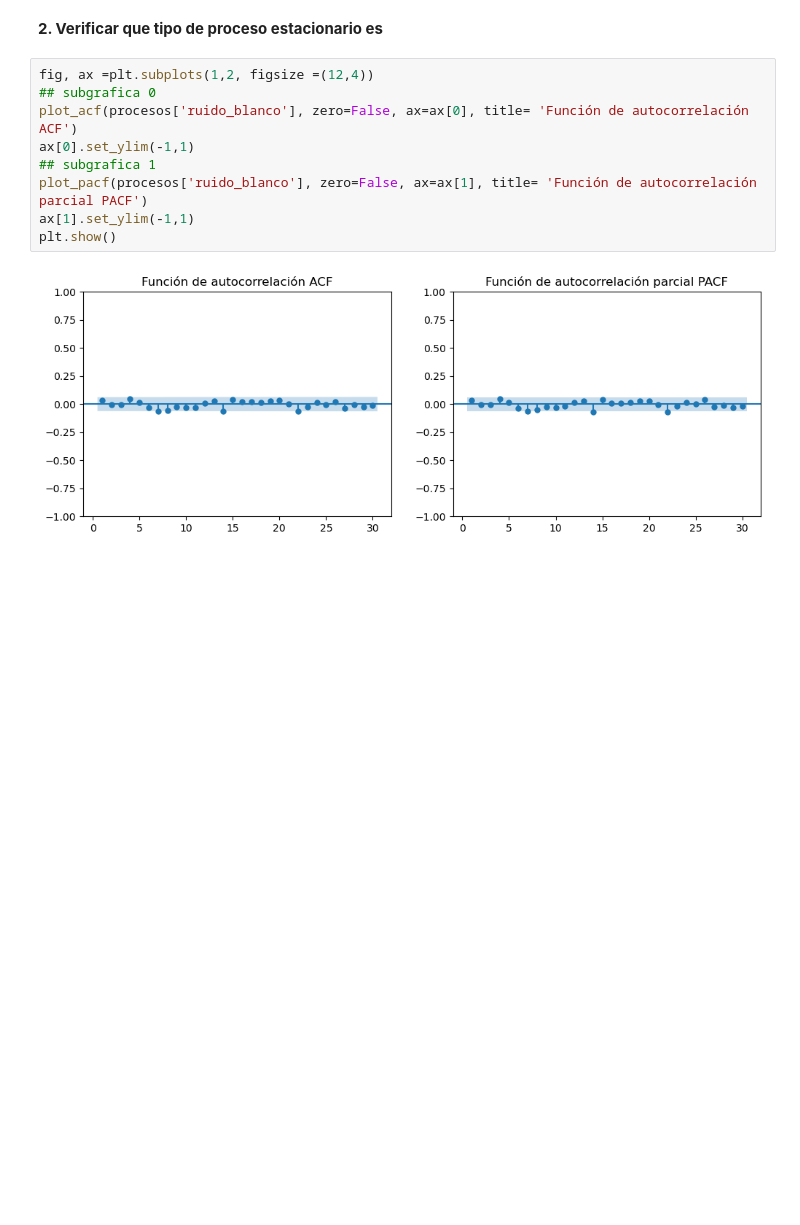
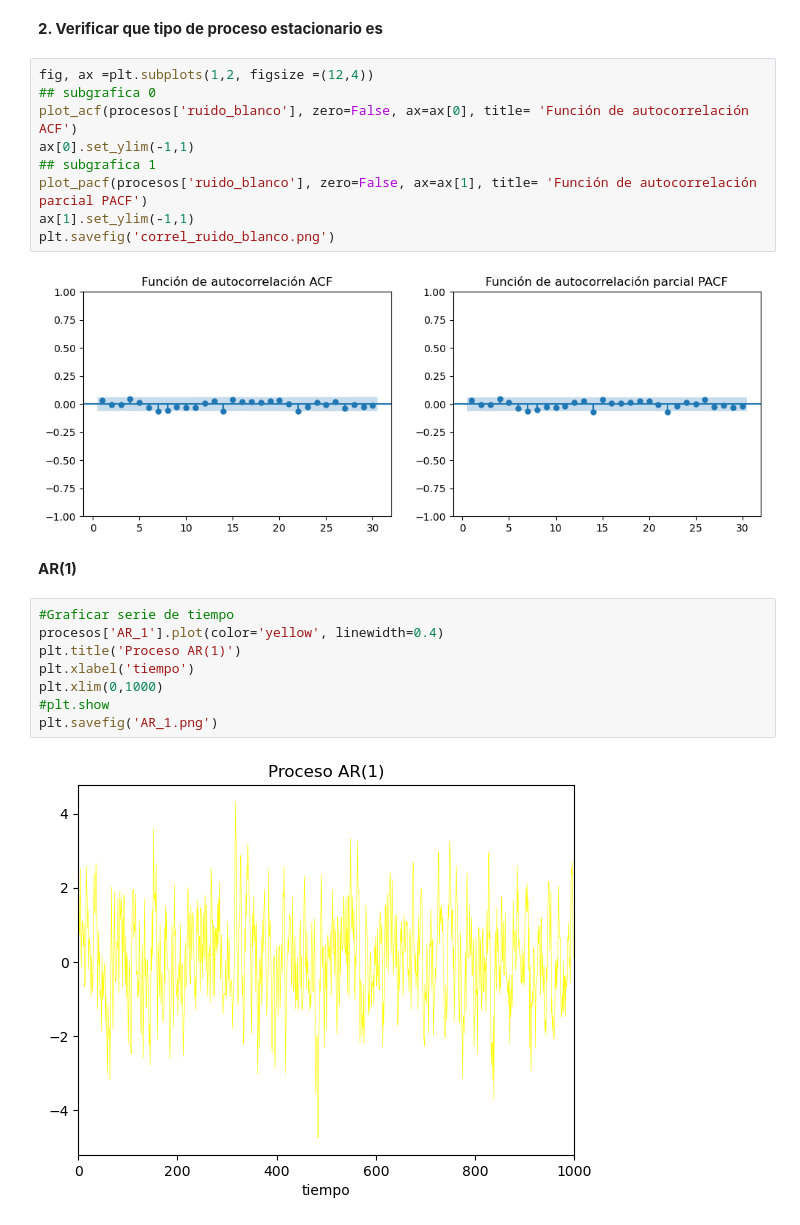
Before and after one commit to EdwinHdz360/EstadisticaAplicada_EJHR_2034175, a Jupyter notebook: 16vaSesion_EJHR_2034175_24Abr.ipynb, the cells around one changed output. Cells and saved outputs as stored; diff of their text form; blank space fills up the shorter version.

```diff
--- a/16vaSesion_EJHR_2034175_24Abr.ipynb
+++ b/16vaSesion_EJHR_2034175_24Abr.ipynb
@@ -58,6 +67,18 @@ ax[0].set_ylim(-1,1)
 ## subgrafica 1
 plot_pacf(procesos['ruido_blanco'], zero=False, ax=ax[1], title= 'Función de autocorrelación parcial PACF')
 ax[1].set_ylim(-1,1)
-plt.show()
+plt.savefig('correl_ruido_blanco.png')
 # %% [output]
 [figure]
+# %% [markdown]
+**AR(1)**
+# %%
+#Graficar serie de tiempo
+procesos['AR_1'].plot(color='yellow', linewidth=0.4)
+plt.title('Proceso AR(1)')
+plt.xlabel('tiempo')
+plt.xlim(0,1000)
+#plt.show
+plt.savefig('AR_1.png')
+# %% [output]
+[figure, added]
```
Also changed, not shown: parts of 15 cells of this notebook.
